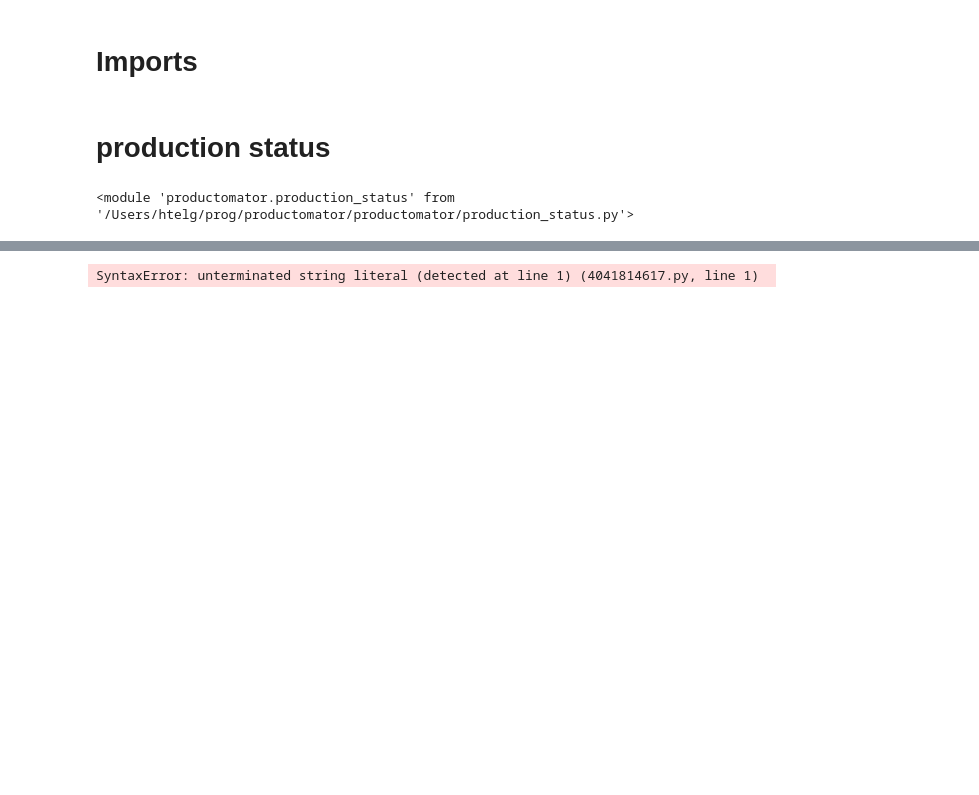
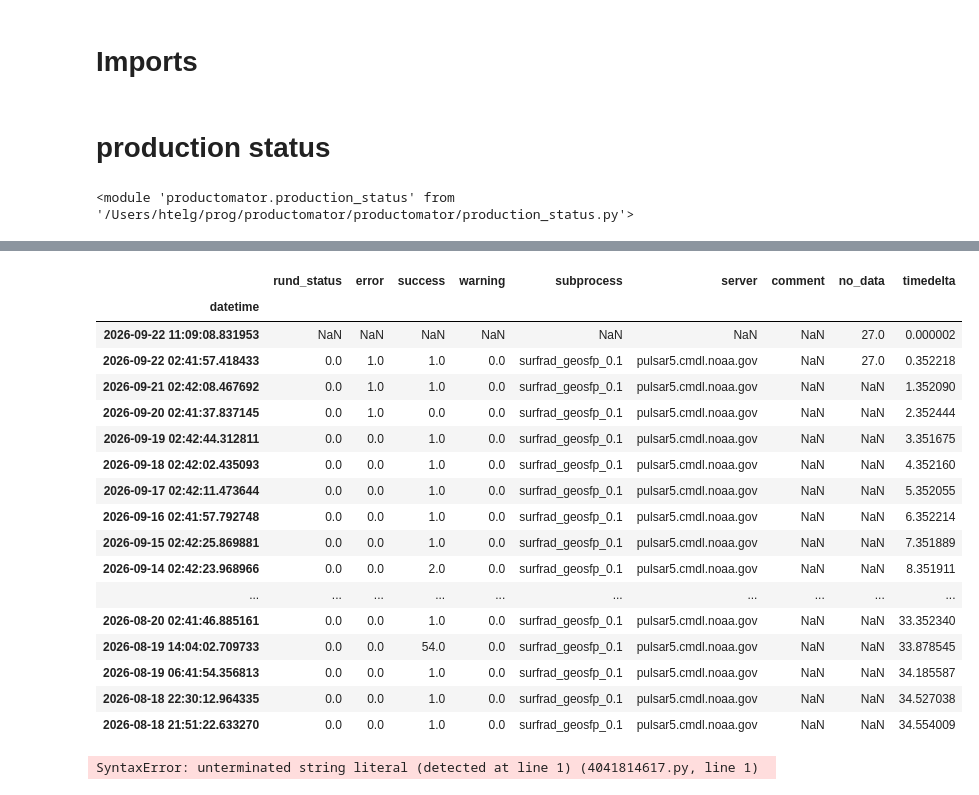
Before and after one commit to hagne/SURFRAD, a Jupyter notebook: notebooks/production/automations.ipynb, the cells around one changed output, grey strips where cells are left out. Drawn from its saved outputs; the diff is of its cells as text; code cells hidden in the pictures; blank space fills up the shorter version.

```diff
--- a/notebooks/production/automations.ipynb
+++ b/notebooks/production/automations.ipynb
@@ -82,3 +74,24 @@ Timestamp('2026-08-25 12:42:45.058853')
+# %%
+stat.log['surfrad_geosfp_0.1.log']
+# %% [output]
+|  | rund_status | error | success | warning | subprocess | server | comment | no_data | timedelta |
+| datetime |  |  |  |  |  |  |  |  |  |
+| 2026-09-22 11:09:08.831953 | NaN | NaN | NaN | NaN | NaN | NaN | NaN | 27.0 | 0.000002 |
+| 2026-09-22 02:41:57.418433 | 0.0 | 1.0 | 1.0 | 0.0 | surfrad_geosfp_0.1 | pulsar5.cmdl.noaa.gov | NaN | 27.0 | 0.352218 |
+| 2026-09-21 02:42:08.467692 | 0.0 | 1.0 | 1.0 | 0.0 | surfrad_geosfp_0.1 | pulsar5.cmdl.noaa.gov | NaN | NaN | 1.352090 |
+| 2026-09-20 02:41:37.837145 | 0.0 | 1.0 | 0.0 | 0.0 | surfrad_geosfp_0.1 | pulsar5.cmdl.noaa.gov | NaN | NaN | 2.352444 |
+| 2026-09-19 02:42:44.312811 | 0.0 | 0.0 | 1.0 | 0.0 | surfrad_geosfp_0.1 | pulsar5.cmdl.noaa.gov | NaN | NaN | 3.351675 |
+| 2026-09-18 02:42:02.435093 | 0.0 | 0.0 | 1.0 | 0.0 | surfrad_geosfp_0.1 | pulsar5.cmdl.noaa.gov | NaN | NaN | 4.352160 |
+| 2026-09-17 02:42:11.473644 | 0.0 | 0.0 | 1.0 | 0.0 | surfrad_geosfp_0.1 | pulsar5.cmdl.noaa.gov | NaN | NaN | 5.352055 |
+| 2026-09-16 02:41:57.792748 | 0.0 | 0.0 | 1.0 | 0.0 | surfrad_geosfp_0.1 | pulsar5.cmdl.noaa.gov | NaN | NaN | 6.352214 |
+| 2026-09-15 02:42:25.869881 | 0.0 | 0.0 | 1.0 | 0.0 | surfrad_geosfp_0.1 | pulsar5.cmdl.noaa.gov | NaN | NaN | 7.351889 |
+| 2026-09-14 02:42:23.968966 | 0.0 | 0.0 | 2.0 | 0.0 | surfrad_geosfp_0.1 | pulsar5.cmdl.noaa.gov | NaN | NaN | 8.351911 |
+| ... | ... | ... | ... | ... | ... | ... | ... | ... | ... |
+| 2026-08-20 02:41:46.885161 | 0.0 | 0.0 | 1.0 | 0.0 | surfrad_geosfp_0.1 | pulsar5.cmdl.noaa.gov | NaN | NaN | 33.352340 |
+| 2026-08-19 14:04:02.709733 | 0.0 | 0.0 | 54.0 | 0.0 | surfrad_geosfp_0.1 | pulsar5.cmdl.noaa.gov | NaN | NaN | 33.878545 |
+| 2026-08-19 06:41:54.356813 | 0.0 | 0.0 | 1.0 | 0.0 | surfrad_geosfp_0.1 | pulsar5.cmdl.noaa.gov | NaN | NaN | 34.185587 |
+| 2026-08-18 22:30:12.964335 | 0.0 | 0.0 | 1.0 | 0.0 | surfrad_geosfp_0.1 | pulsar5.cmdl.noaa.gov | NaN | NaN | 34.527038 |
+| 2026-08-18 21:51:22.633270 | 0.0 | 0.0 | 1.0 | 0.0 | surfrad_geosfp_0.1 | pulsar5.cmdl.noaa.gov | NaN | NaN | 34.554009 |
 # %%
 assert(False), 'stoooooop!"
 # %% [output]
```
Also changed, not shown: parts of 13 cells of this notebook, 23 other files.
